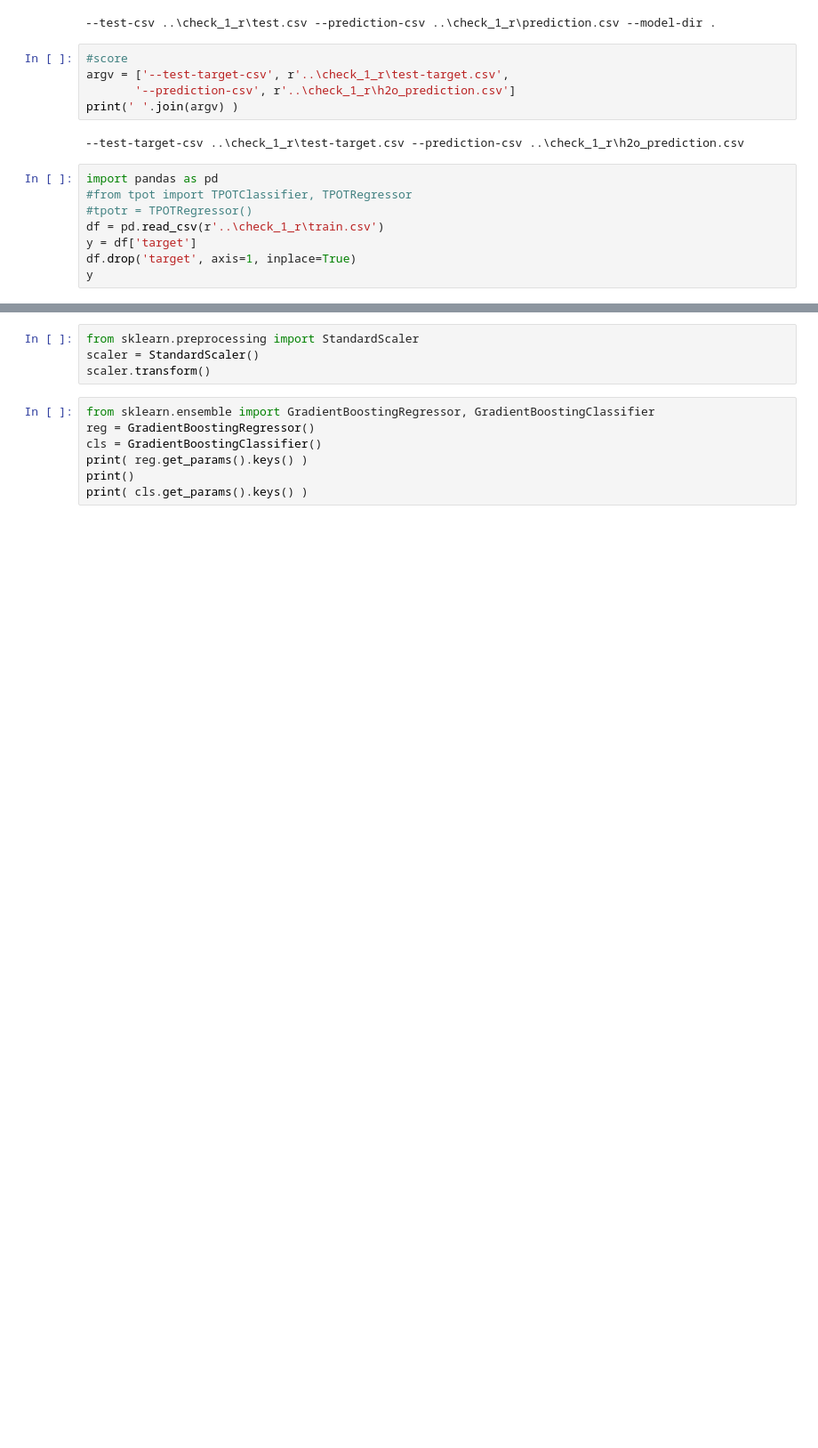
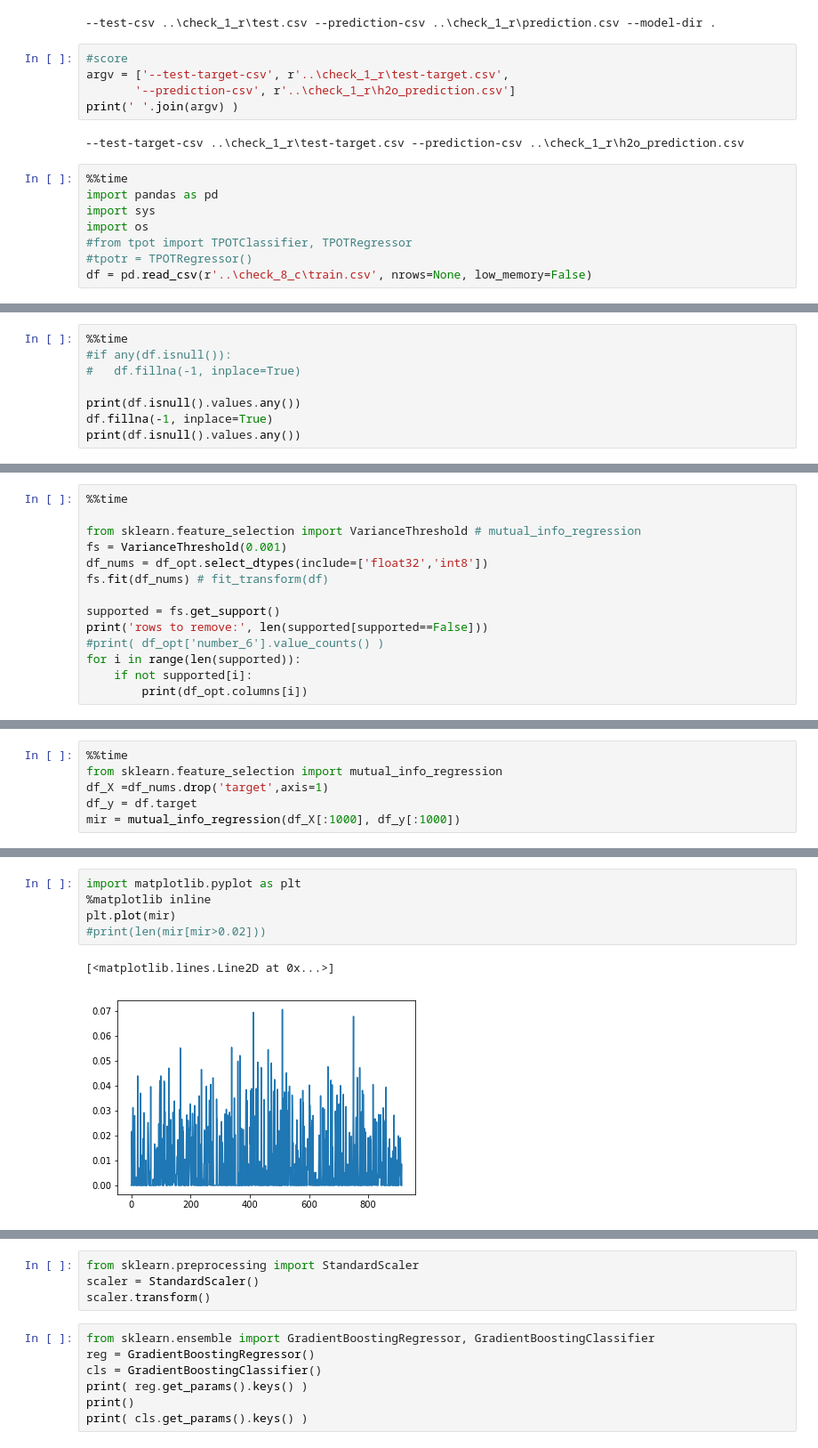
Before and after one commit to RomanShekhovtsov/romla, a Jupyter notebook: test.ipynb, the cells around one changed output, grey strips where cells are left out. Shown: that part at 89% size. Drawn from its saved outputs; the diff is of its cells as text; blank space fills up the shorter version.

Commit message:
FAIL CHECK release

```diff
--- a/test.ipynb
+++ b/test.ipynb
@@ -186,11 +173,11 @@ print(' '.join(argv) )
 # %% [output]
 --test-target-csv ..\check_1_r\test-target.csv --prediction-csv ..\check_1_r\h2o_prediction.csv
 # %%
+%%time
 import pandas as pd
+import sys
+import os
 #from tpot import TPOTClassifier, TPOTRegressor
 #tpotr = TPOTRegressor()
-df = pd.read_csv(r'..\check_1_r\train.csv')
-y = df['target']
-df.drop('target', axis=1, inplace=True)
-y
+df = pd.read_csv(r'..\check_8_c\train.csv', nrows=None, low_memory=False)
 # %% [output]
@@ -213,0 +185,8 @@ Name: target, Length: 365, dtype: float64
+# %%
+%%time
+#if any(df.isnull()):
+#   df.fillna(-1, inplace=True)
+
+print(df.isnull().values.any())
+df.fillna(-1, inplace=True)
+print(df.isnull().values.any())
@@ -213,0 +267,14 @@ Name: target, Length: 365, dtype: float64
+# %%
+%%time
+
+from sklearn.feature_selection import VarianceThreshold # mutual_info_regression
+fs = VarianceThreshold(0.001)
+df_nums = df_opt.select_dtypes(include=['float32','int8'])
+fs.fit(df_nums) # fit_transform(df)
+
+supported = fs.get_support()
+print('rows to remove:', len(supported[supported==False]))
+#print( df_opt['number_6'].value_counts() )
+for i in range(len(supported)):
+    if not supported[i]:
+        print(df_opt.columns[i])
@@ -213,0 +299,6 @@ Name: target, Length: 365, dtype: float64
+# %%
+%%time
+from sklearn.feature_selection import mutual_info_regression
+df_X =df_nums.drop('target',axis=1)
+df_y = df.target
+mir = mutual_info_regression(df_X[:1000], df_y[:1000])
@@ -213,0 +307,8 @@ Name: target, Length: 365, dtype: float64
+# %%
+import matplotlib.pyplot as plt
+%matplotlib inline
+plt.plot(mir)
+#print(len(mir[mir>0.02]))
+# %% [output]
+[<matplotlib.lines.Line2D at 0x...>]
+[figure, added]
```
Also changed, not shown: parts of 36 cells of this notebook, 6 other files.
